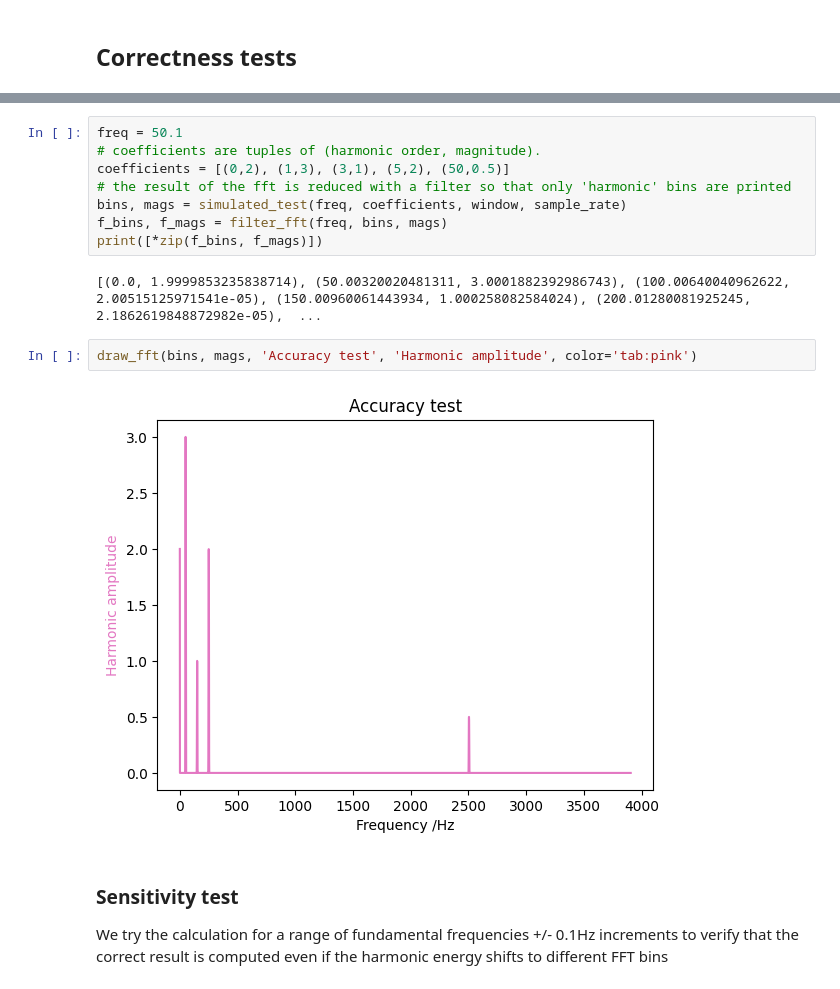
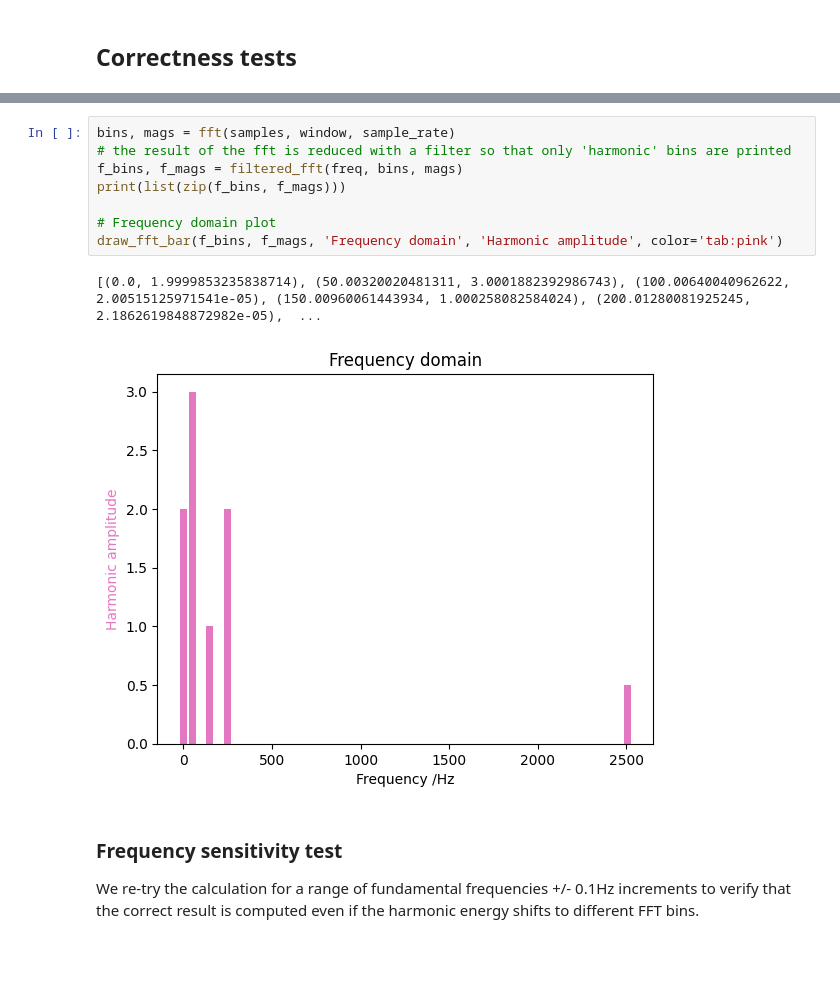
Before and after one commit to arup-group/pqm-hellebores, a Jupyter notebook: nb/energy_and_power_quality_calculations_2.ipynb, the cells around one changed output, grey strips where cells are left out. Drawn from its saved outputs; the diff is of its cells as text; blank space fills up the shorter version.

```diff
--- a/nb/energy_and_power_quality_calculations_2.ipynb
+++ b/nb/energy_and_power_quality_calculations_2.ipynb
@@ -389,20 +403,17 @@ accuracy_test() generates all bins for a test signal with selected fundamental f
 # %%
-freq = 50.1
-# coefficients are tuples of (harmonic order, magnitude).
-coefficients = [(0,2), (1,3), (3,1), (5,2), (50,0.5)]
+bins, mags = fft(samples, window, sample_rate)
 # the result of the fft is reduced with a filter so that only 'harmonic' bins are printed
-bins, mags = simulated_test(freq, coefficients, window, sample_rate)
-f_bins, f_mags = filter_fft(freq, bins, mags)
-print([*zip(f_bins, f_mags)])
+f_bins, f_mags = filtered_fft(freq, bins, mags)
+print(list(zip(f_bins, f_mags)))
+
+# Frequency domain plot
+draw_fft_bar(f_bins, f_mags, 'Frequency domain', 'Harmonic amplitude', color='tab:pink')
 # %% [output]
 [(0.0, 1.9999853235838714), (50.00320020481311, 3.0001882392986743), (100.00640040962622, 2.00515125971541e-05), (150.00960061443934, 1.000258082584024), (200.01280081925245, 2.1862619848872982e-05),  ...
+[figure, added]
-# %%
-draw_fft(bins, mags, 'Accuracy test', 'Harmonic amplitude', color='tab:pink')
-# %% [output]
-[figure, removed]
 # %% [markdown]
-### Sensitivity test
-We try the calculation for a range of fundamental frequencies +/- 0.1Hz increments to verify that the correct result is computed even if the harmonic energy shifts to different FFT bins
+### Frequency sensitivity test
+We re-try the calculation for a range of fundamental frequencies +/- 0.1Hz increments to verify that the correct result is computed even if the harmonic energy shifts to different FFT bins.
 # %%
 coefficients = [(0,2), (1,3), (3,1), (5,2), (50,0.5)]
 for freq in [49.5, 49.6, 49.7, 49.8, 49.9, 50.0, 50.1, 50.2, 50.3, 50.4, 50.5]:
```
Also changed, not shown: parts of 14 cells of this notebook, 1 other file.
